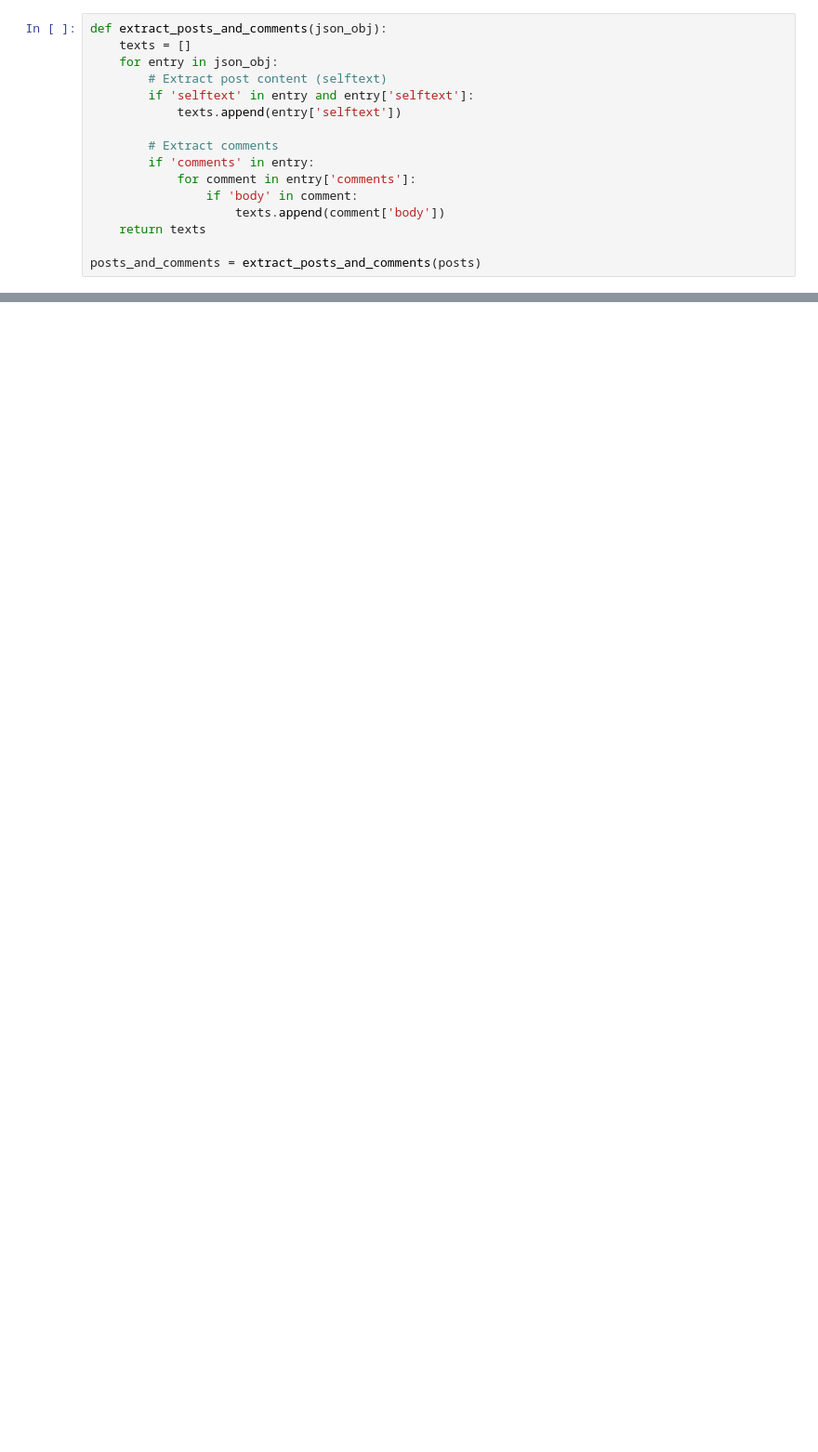
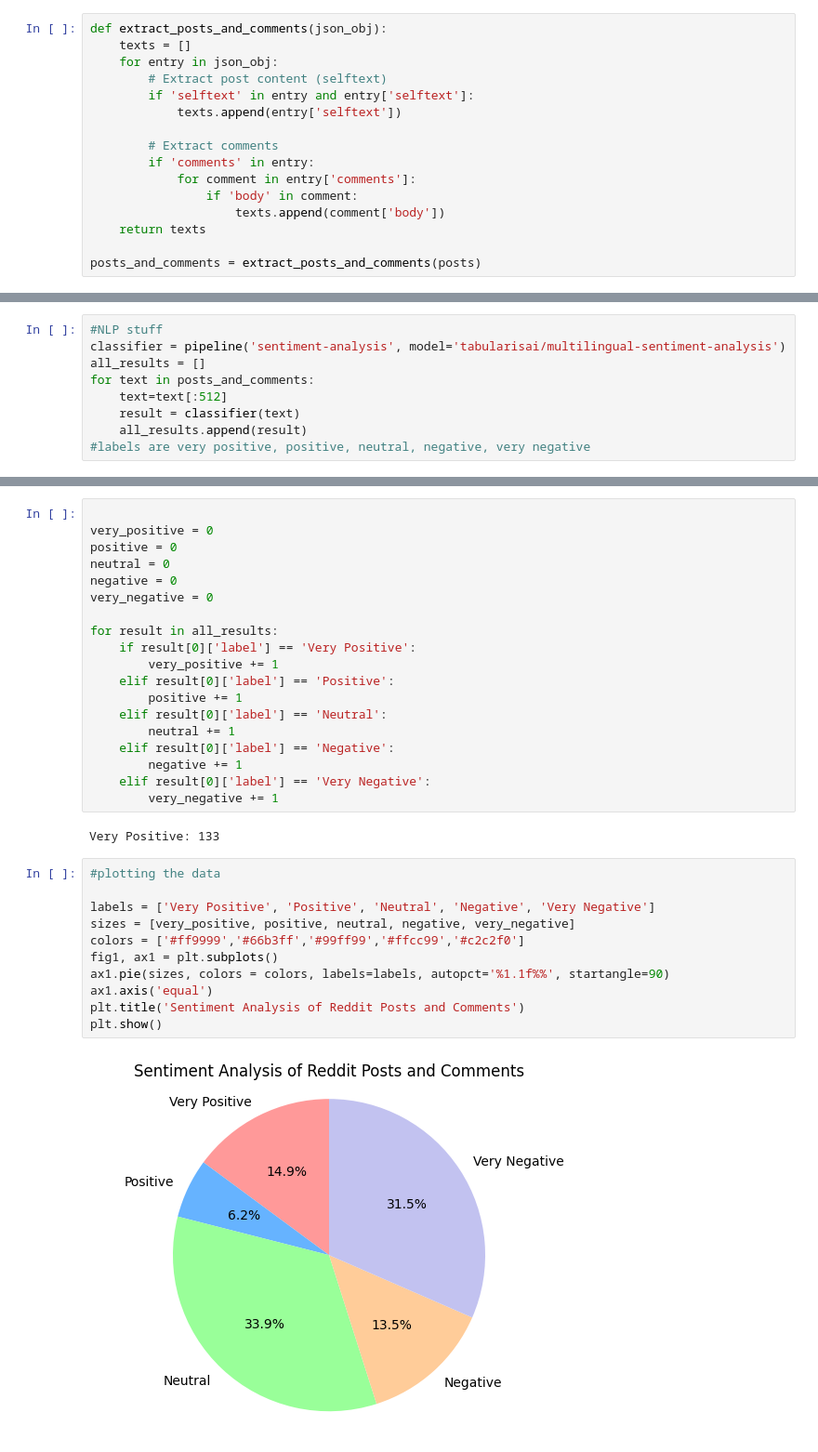
Before and after one commit to AyanJhunjhunwala/RedditReviewer, a Jupyter notebook: main.ipynb, the cells around one changed output, grey strips where cells are left out. Shown: that part at 93% size. Saved outputs shown, nothing was run; the diff lists cells and outputs as text; blank space fills up the shorter version.

Commit message:
NLP + Pie chart is displayed. Moving on to goal states

```diff
--- a/main.ipynb
+++ b/main.ipynb
@@ -118,0 +85,9 @@ plt.axis('equal')
+# %%
+#NLP stuff
+classifier = pipeline('sentiment-analysis', model='tabularisai/multilingual-sentiment-analysis')
+all_results = []
+for text in posts_and_comments:
+    text=text[:512]
+    result = classifier(text)
+    all_results.append(result)
+#labels are very positive, positive, neutral, negative, very negative
@@ -118,0 +100,34 @@ plt.axis('equal')
+# %%
+
+very_positive = 0
+positive = 0
+neutral = 0
+negative = 0
+very_negative = 0
+
+for result in all_results:
+    if result[0]['label'] == 'Very Positive':
+        very_positive += 1
+    elif result[0]['label'] == 'Positive':
+        positive += 1
+    elif result[0]['label'] == 'Neutral':
+        neutral += 1
+    elif result[0]['label'] == 'Negative':
+        negative += 1
+    elif result[0]['label'] == 'Very Negative':
+        very_negative += 1
+# %% [output]
+Very Positive: 133
+# %%
+#plotting the data
+
+labels = ['Very Positive', 'Positive', 'Neutral', 'Negative', 'Very Negative']
+sizes = [very_positive, positive, neutral, negative, very_negative]
+colors = ['#ff9999','#66b3ff','#99ff99','#ffcc99','#c2c2f0']
+fig1, ax1 = plt.subplots()
+ax1.pie(sizes, colors = colors, labels=labels, autopct='%1.1f%%', startangle=90)
+ax1.axis('equal')
+plt.title('Sentiment Analysis of Reddit Posts and Comments')
+plt.show()
+# %% [output]
+[figure, added]
```
Also changed, not shown: parts of 4 cells of this notebook.
